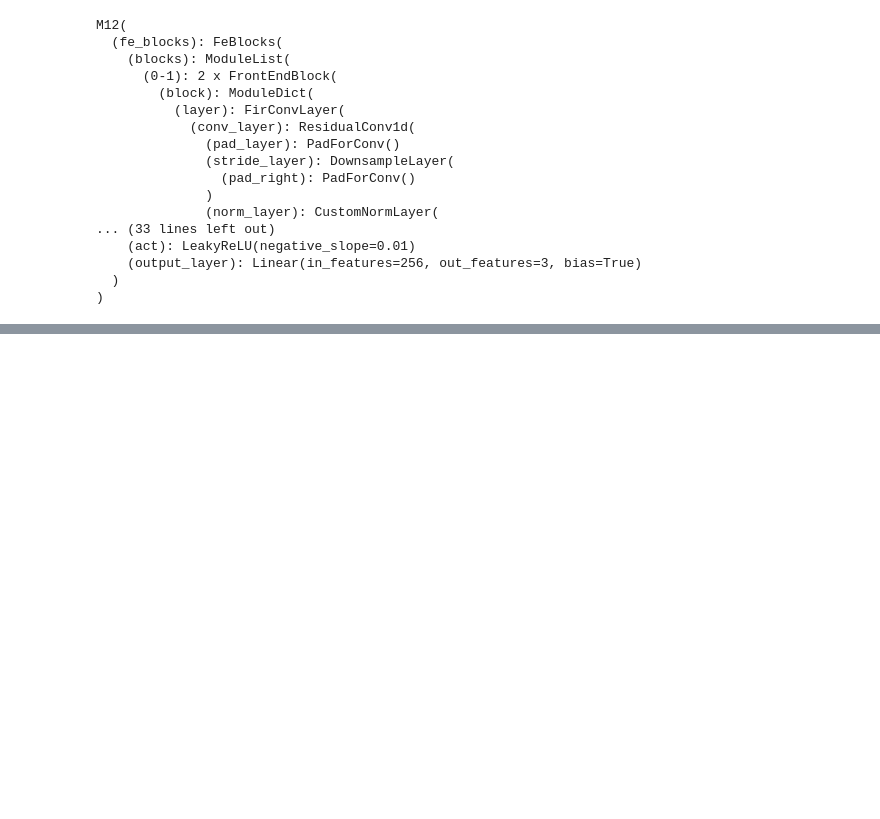
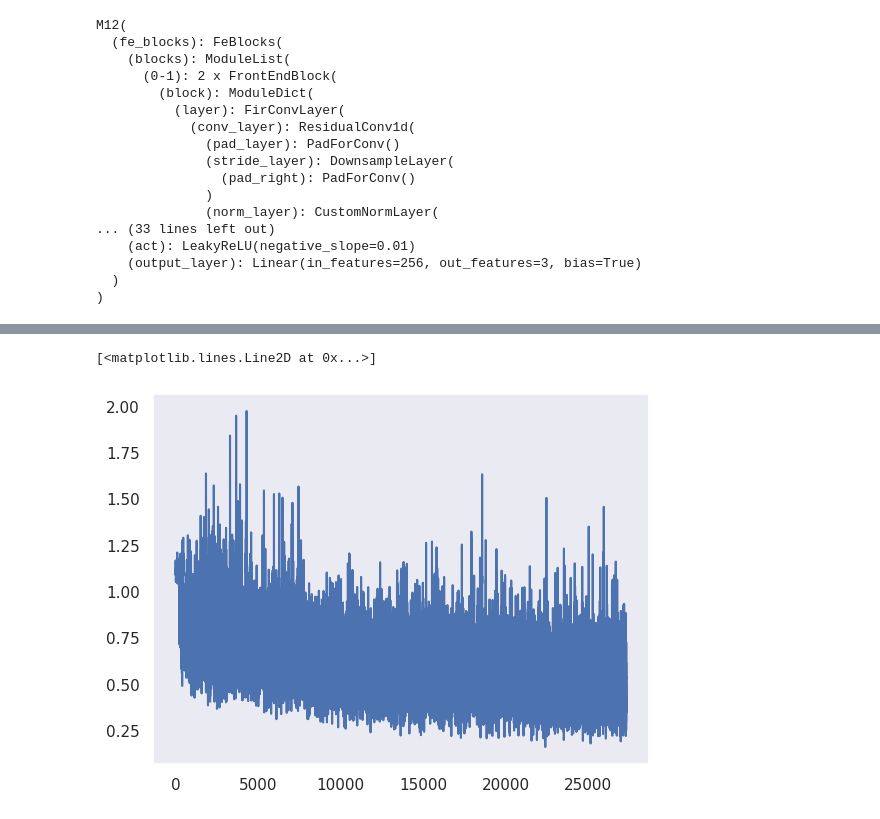
Before and after one commit to vnlinh112/IConNet, a Jupyter notebook: notebooks/cremad_label3_m12new.ipynb, the cells around one changed output, grey strips where cells are left out. Saved outputs shown, nothing was run; the diff lists cells and outputs as text; code cells hidden in the pictures; blank space fills up the shorter version.

```diff
--- a/notebooks/cremad_label3_m12new.ipynb
+++ b/notebooks/cremad_label3_m12new.ipynb
@@ -924,0 +922,5 @@ Mem before-during-after: 26013184 113959424 26017280
+# %%
+plt.plot(train_losses)
+# %% [output]
+[<matplotlib.lines.Line2D at 0x...>]
+[figure, added]
```
Also changed, not shown: parts of 7 cells of this notebook, 1 other file.
